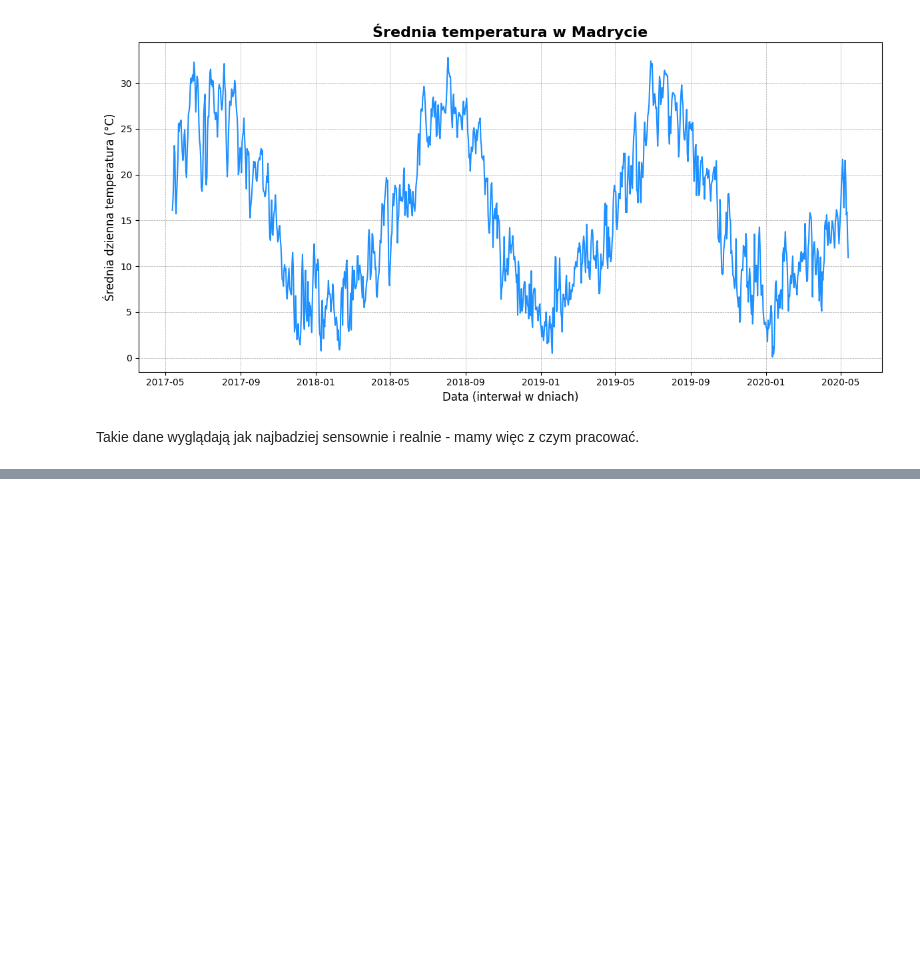
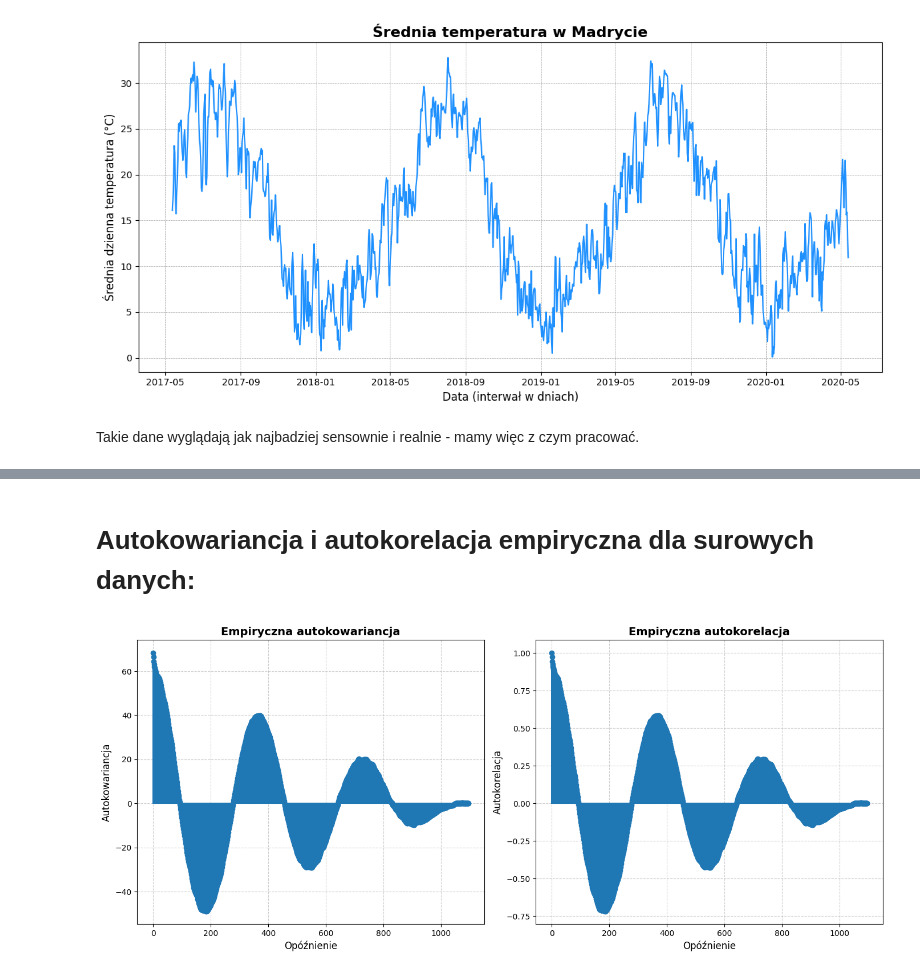
Before and after one commit to mathieuboro/Raport_ARMA_Computer_Analysis_of_Time_Series, a Jupyter notebook: raport.ipynb, the cells around one changed output, grey strips where cells are left out. Saved outputs shown, nothing was run; the diff lists cells and outputs as text; code cells hidden in the pictures; blank space fills up the shorter version.

```diff
--- a/raport.ipynb
+++ b/raport.ipynb
@@ -175,0 +221,26 @@ Takie dane wyglądają jak najbadziej sensownie i realnie - mamy więc z czym pr
+# %% [markdown]
+# Autokowariancja i autokorelacja empiryczna dla surowych danych:
+# %%
+h_max = len(data)
+acvf_emp = acovf(data, fft=True)
+acf_emp = acf(data, fft=True, nlags=h_max)
+
+plt.figure(figsize=(14, 6))
+plt.subplot(1, 2, 1)
+plt.stem(acvf_emp, basefmt='')
+plt.xlabel('Opóźnienie',fontsize=12)
+plt.ylabel('Autokowariancja',fontsize=12)
+plt.title('Empiryczna autokowariancja', fontsize=14, fontweight='bold')
+plt.grid(alpha=0.6, linestyle='--')
+
+plt.subplot(1, 2, 2)
+plt.stem(acf_emp, basefmt='')
+plt.xlabel('Opóźnienie',fontsize=12)
+plt.ylabel('Autokorelacja',fontsize=12)
+plt.title('Empiryczna autokorelacja', fontsize=14, fontweight='bold')
+plt.grid(alpha=0.6, linestyle='--')
+
+plt.tight_layout()
+plt.show()
+# %% [output]
+[figure, added]
```
Also changed, not shown: parts of 7 cells of this notebook.
